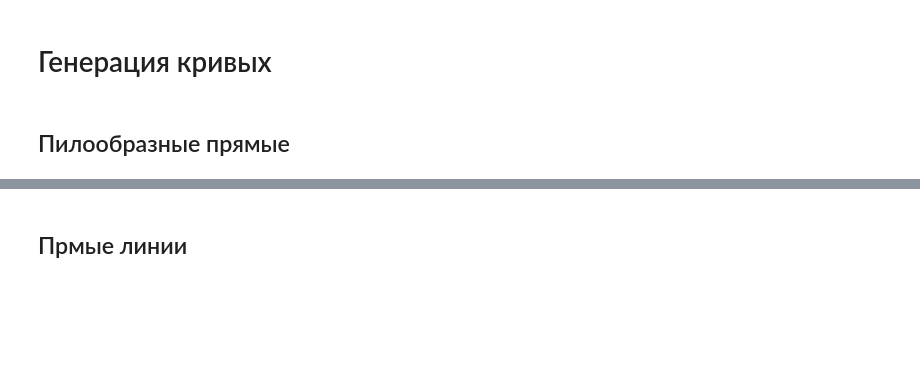
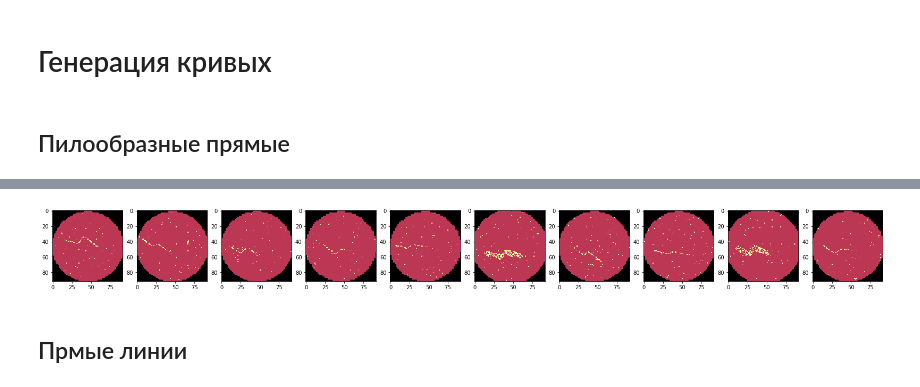
Before and after one commit to Keleas/Wafer_maps, a Jupyter notebook: CREATE_dataset_wafer_map.ipynb, the cells around one changed output, grey strips where cells are left out. Cells and saved outputs as stored; diff of their text form; code cells hidden in the pictures; blank space fills up the shorter version.

```diff
--- a/CREATE_dataset_wafer_map.ipynb
+++ b/CREATE_dataset_wafer_map.ipynb
@@ -169,3 +172,12 @@ Wall time: 8.05 s
+# %%
+fig, ax = plt.subplots(nrows = 1, ncols = 10, figsize=(28, 20))
+ax = ax.ravel(order='C')
+for i in range(10, 20):
+    ax[i-10].imshow(df_scrath.waferMap[i], cmap='inferno')
+
+plt.show()
+# %% [output]
+[figure, added]
 # %% [markdown]
 ## Прмые линии
 # %%
```
Also changed, not shown: parts of 29 cells of this notebook.
